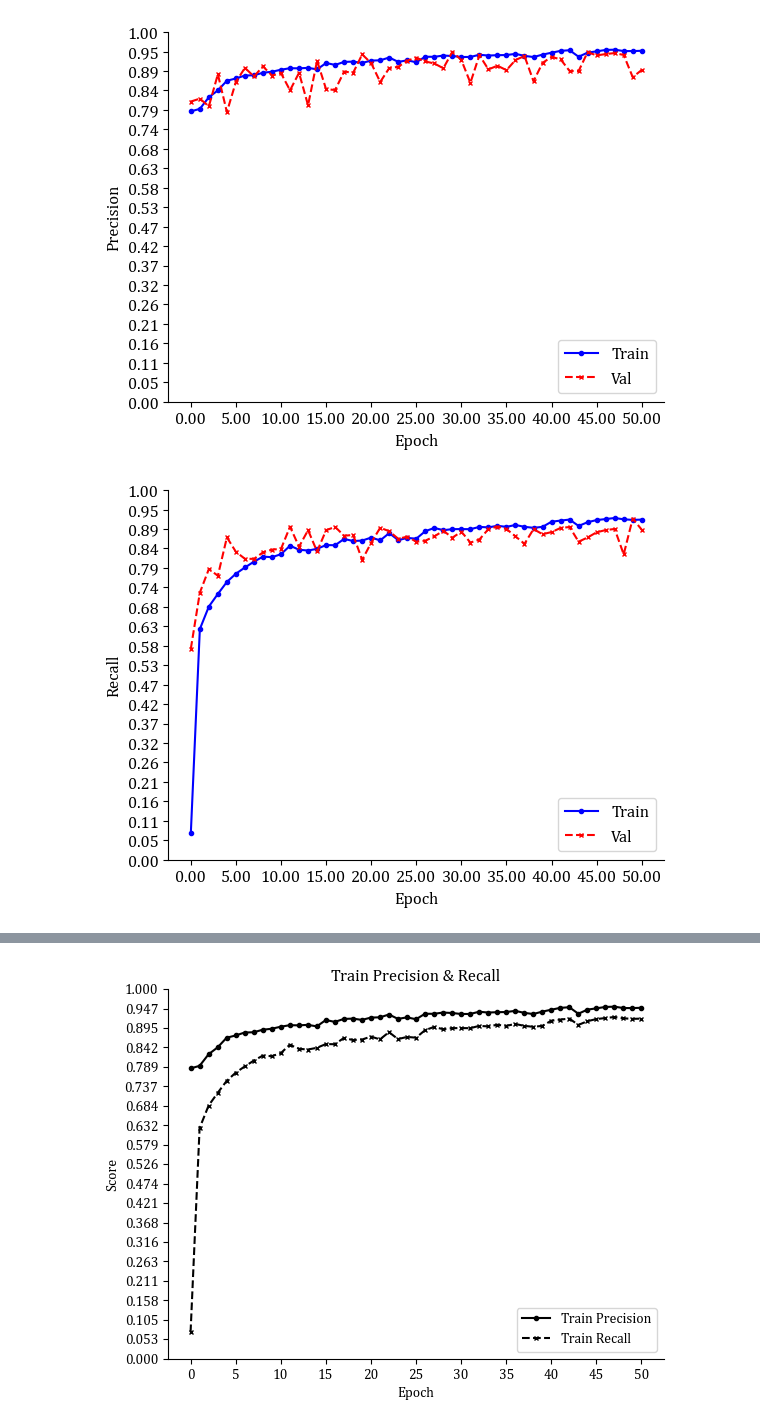
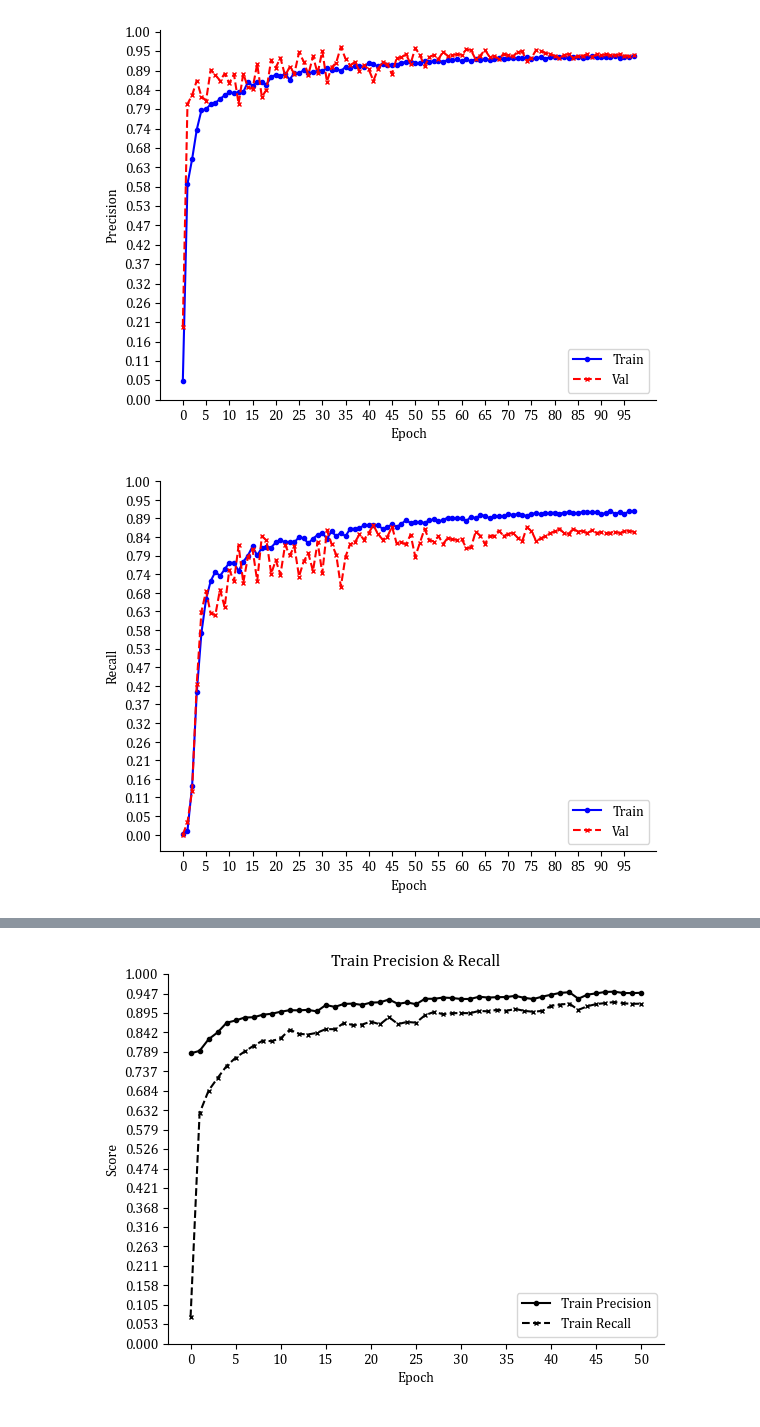
Before and after one commit to Msadr471/TPCV-CD, a Jupyter notebook: ipynb/plots.ipynb, the cells around one changed output, grey strips where cells are left out. Drawn from its saved outputs; the diff is of its cells as text; code cells hidden in the pictures.

```diff
--- a/ipynb/plots.ipynb
+++ b/ipynb/plots.ipynb
@@ -26,7 +26,7 @@ plt.rcParams['font.family'] = 'cambria'
 train_prec, train_rec, train_f1, train_iou = [], [], [], []
 val_prec, val_rec, val_f1, val_iou = [], [], [], []
 
-with open('../results/results-TPCV-CD.txt', 'r') as f:
+with open('../results/tehran/results-TPCV-CD-tehran.txt', 'r') as f:
     lines = f.readlines()
 
 is_val = False
@@ -55,7 +55,7 @@ epochs = list(range(len(train_prec)))
 plt.figure()
 ax = plt.gca()
 
-ax.xaxis.set_major_formatter(FormatStrFormatter('%.2f'))
+ax.xaxis.set_major_formatter(FormatStrFormatter('%.0f'))
 ax.yaxis.set_major_formatter(FormatStrFormatter('%.2f'))
 
 ax.spines['top'].set_visible(False)
@@ -68,14 +68,14 @@ plt.ylabel('Precision')
 plt.xticks(np.arange(0, len(epochs), step=5))
 plt.yticks(np.linspace(0, 1, 20))
 plt.legend(loc='lower right')
-plt.savefig('../results/results-TPCV-CD_precision.png', dpi=300)
+plt.savefig('../results/results-TPCV-CD-tehran_precision.png', dpi=300)
 plt.show()
 
 # 2. Recall (Train vs Val)
 plt.figure()
 ax = plt.gca()
 
-ax.xaxis.set_major_formatter(FormatStrFormatter('%.2f'))
+ax.xaxis.set_major_formatter(FormatStrFormatter('%.0f'))
 ax.yaxis.set_major_formatter(FormatStrFormatter('%.2f'))
 
 ax.spines['top'].set_visible(False)
@@ -88,48 +88,48 @@ plt.ylabel('Recall')
 plt.xticks(np.arange(0, len(epochs), step=5))
 plt.yticks(np.linspace(0, 1, 20))
 plt.legend(loc='lower right')
-plt.savefig('../results/results-TPCV-CD_recall.png', dpi=300)
+plt.savefig('../results/results-TPCV-CD-tehran_recall.png', dpi=300)
 plt.show()
 
 # 3. F1 Score (Train vs Val) — max lines removed
 plt.figure()
 ax = plt.gca()
 
-ax.xaxis.set_major_formatter(FormatStrFormatter('%.2f'))
+ax.xaxis.set_major_formatter(FormatStrFormatter('%.0f'))
 ax.yaxis.set_major_formatter(FormatStrFormatter('%.2f'))
 
 ax.spines['top'].set_visible(False)
 ax.spines['right'].set_visible(False)
 plt.plot(epochs, train_f1, label='Train', color='blue', linestyle='-', marker='o', markersize=3)
 plt.plot(epochs, val_f1, label='Val', color='red', linestyle='--', marker='x', markersize=3)
 # plt.title('F1-Score')
 plt.xlabel('Epoch')
 plt.ylabel('F1-Score')
 plt.xticks(np.arange(0, len(epochs), step=5))
 plt.yticks(np.linspace(0, 1, 20))
 plt.legend(loc='lower right')
-plt.savefig('../results/results-TPCV-CD_f1_score.png', dpi=300)
+plt.savefig('../results/results-TPCV-CD-tehran_f1_score.png', dpi=300)
 plt.show()
 
 # 4. IoU (Train vs Val)
 plt.figure()
 ax = plt.gca()
 
-ax.xaxis.set_major_formatter(FormatStrFormatter('%.2f'))
+ax.xaxis.set_major_formatter(FormatStrFormatter('%.0f'))
 ax.yaxis.set_major_formatter(FormatStrFormatter('%.2f'))
 
 ax.spines['top'].set_visible(False)
 ax.spines['right'].set_visible(False)
 plt.plot(epochs, train_iou, label='Train', color='blue', linestyle='-', marker='o', markersize=3)
 plt.plot(epochs, val_iou, label='Val', color='red', linestyle='--', marker='x', markersize=3)
 # plt.title('Intersection over Union (IoU)')
 plt.xlabel('Epoch')
 plt.ylabel('IoU')
 plt.xticks(np.arange(0, len(epochs), step=5))
 plt.yticks(np.linspace(0, 1, 20))
 plt.legend(loc='lower right')
-plt.savefig('../results/results-TPCV-CD_iou_score.png', dpi=300)
+plt.savefig('../results/results-TPCV-CD-tehran_iou_score.png', dpi=300)
 plt.show()
 # %% [output]
-[figure, old version]
+[figure, new version]
-[figure, old version]
+[figure, new version]
```
Also changed, not shown: parts of 1 cell of this notebook, 5 other files.
